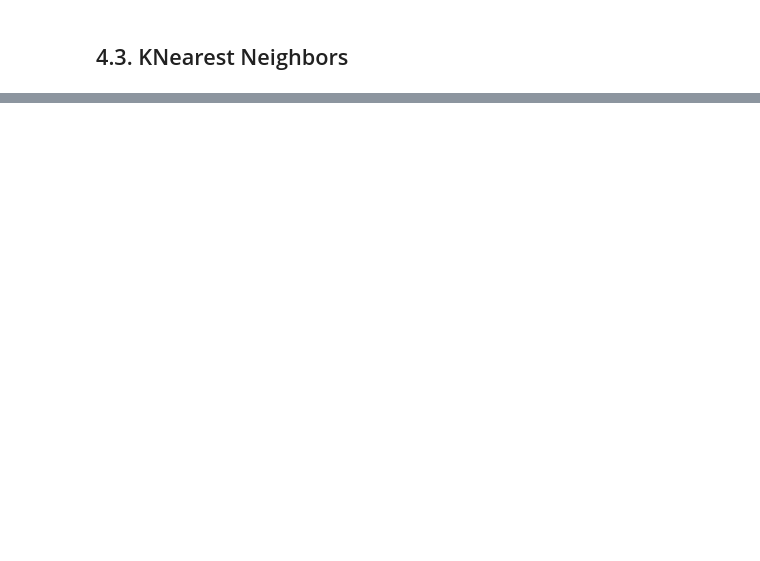
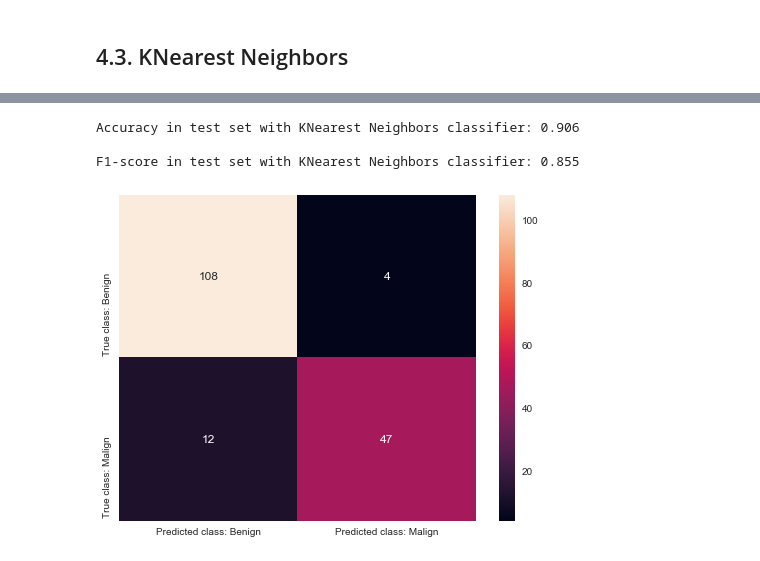
Before and after one commit to AndreGodinho7/Multivariate-Analysis, a Jupyter notebook: 2. Preliminary Analysis/Preliminary Analysis.ipynb, the cells around one changed output, grey strips where cells are left out. Saved outputs shown, nothing was run; the diff lists cells and outputs as text; code cells hidden in the pictures; blank space fills up the shorter version.

```diff
--- a/2. Preliminary Analysis/Preliminary Analysis.ipynb
+++ b/2. Preliminary Analysis/Preliminary Analysis.ipynb
@@ -466,0 +566,10 @@ Best mean accuracy = 0.957 with 5-fold cross validation.
+# %%
+fitted_clf_KN = clf_KN.fit(train,train_y)
+kn_ac, kn_f1 = getResults(fitted_clf_KN, test, test_y)
+print("Accuracy in test set with KNearest Neighbors classifier: {}\n".format(kn_ac))
+print("F1-score in test set with KNearest Neighbors classifier: {}\n".format(kn_f1))
+# %% [output]
+Accuracy in test set with KNearest Neighbors classifier: 0.906
+
+F1-score in test set with KNearest Neighbors classifier: 0.855
+[figure, added]
```
Also changed, not shown: parts of 9 cells of this notebook.
